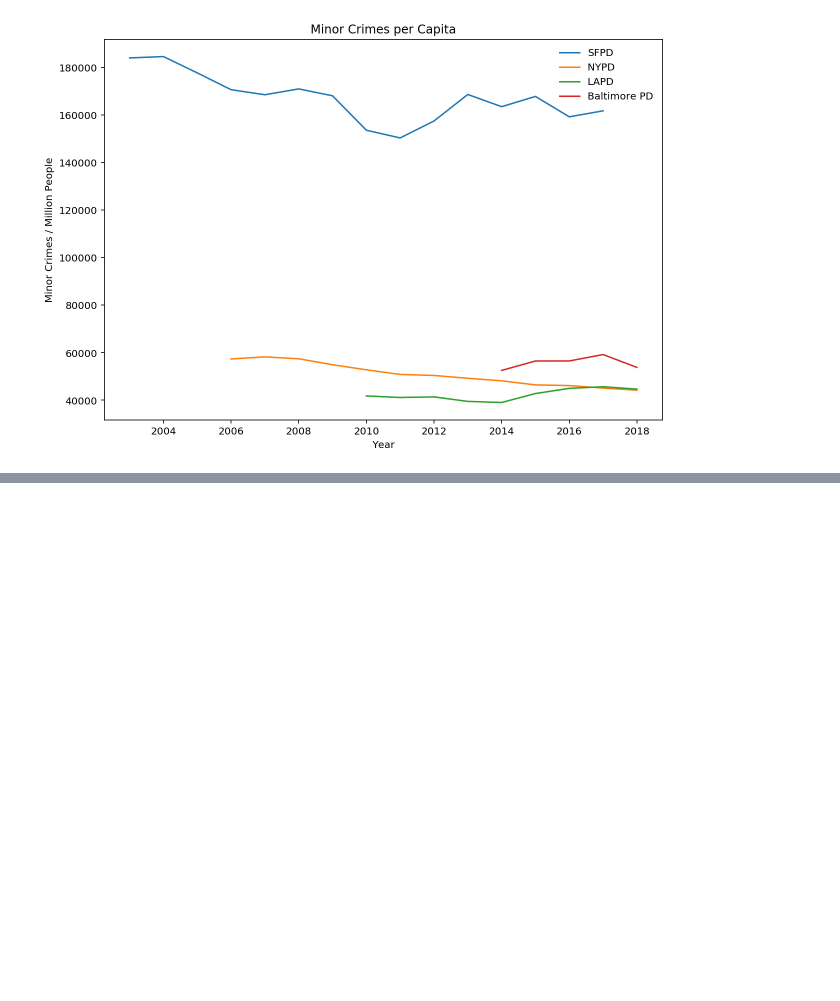
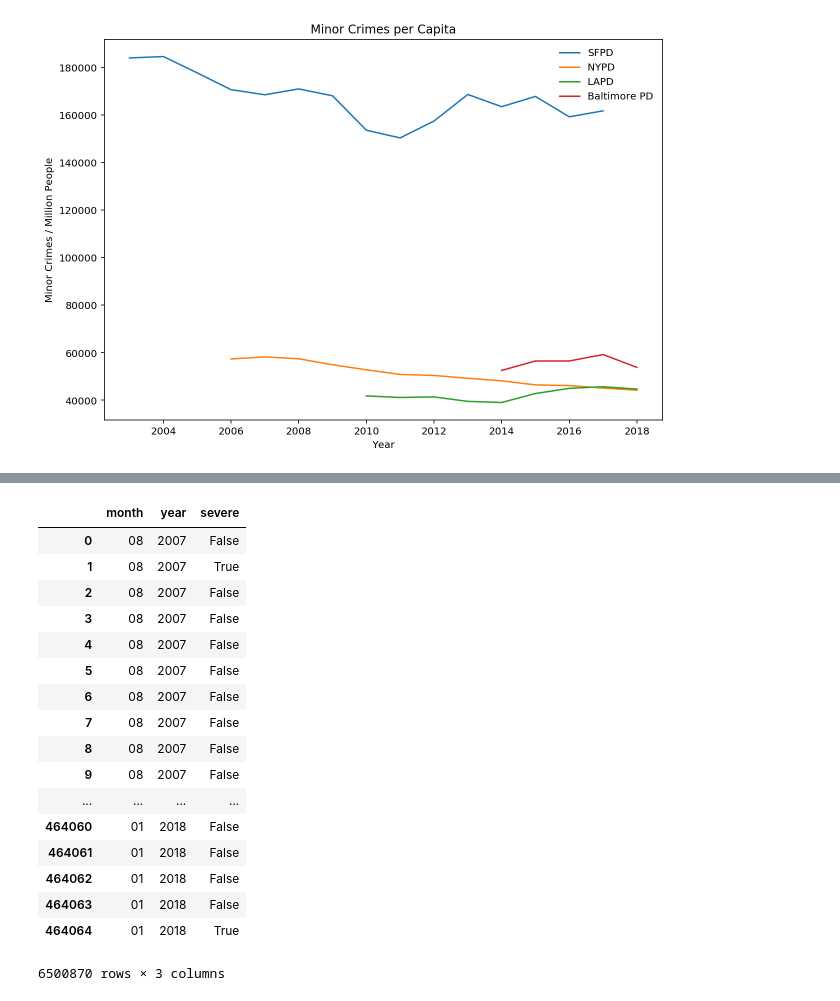
Before and after one commit to cho244/PoliceReports, a Jupyter notebook: Clearning.ipynb, the cells around one changed output, grey strips where cells are left out. Cells and saved outputs as stored; diff of their text form; code cells hidden in the pictures; blank space fills up the shorter version.

```diff
--- a/Clearning.ipynb
+++ b/Clearning.ipynb
@@ -292,0 +277,2 @@ Text(0.5, 1.0, 'Minor Crimes per Capita')
+# %%
+nypd['severe']=nypd['OFNS_DESC'].str.contains('assault|shooting|rape|sex crimes|kidnap|offenses related to children|manslaughter|battery|homocide|murder', flags=re.IGNORECASE, regex=True)
@@ -292,0 +293,21 @@ Text(0.5, 1.0, 'Minor Crimes per Capita')
+# %%
+nypd
+# %% [output]
+|  | month | year | severe |
+| 0 | 08 | 2007 | False |
+| 1 | 08 | 2007 | True |
+| 2 | 08 | 2007 | False |
+| 3 | 08 | 2007 | False |
+| 4 | 08 | 2007 | False |
+| 5 | 08 | 2007 | False |
+| 6 | 08 | 2007 | False |
+| 7 | 08 | 2007 | False |
+| 8 | 08 | 2007 | False |
+| 9 | 08 | 2007 | False |
+| ... | ... | ... | ... |
+| 464060 | 01 | 2018 | False |
+| 464061 | 01 | 2018 | False |
+| 464062 | 01 | 2018 | False |
+| 464063 | 01 | 2018 | False |
+| 464064 | 01 | 2018 | True |
+6500870 rows × 3 columns
```
Also changed, not shown: parts of 15 cells of this notebook.
